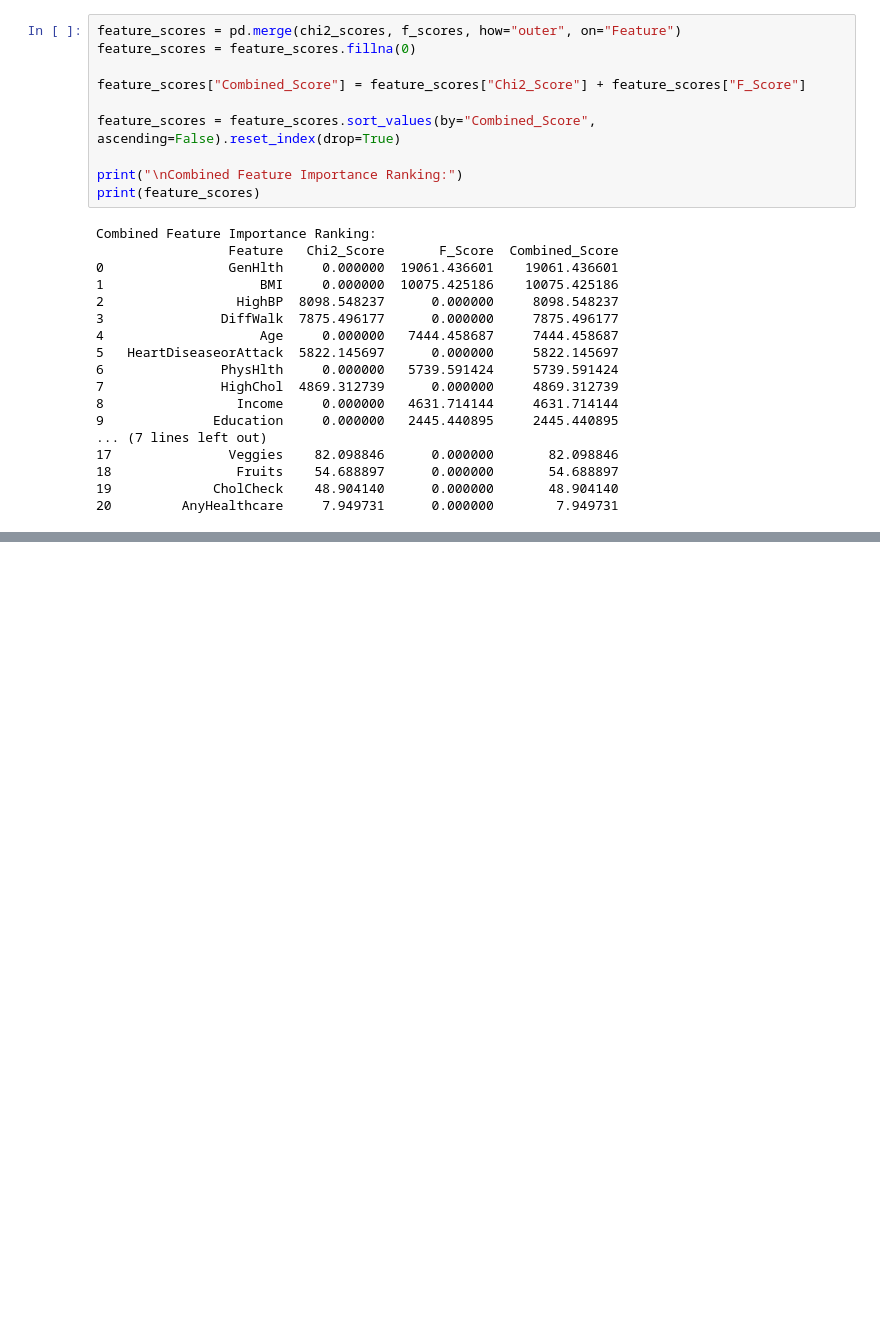
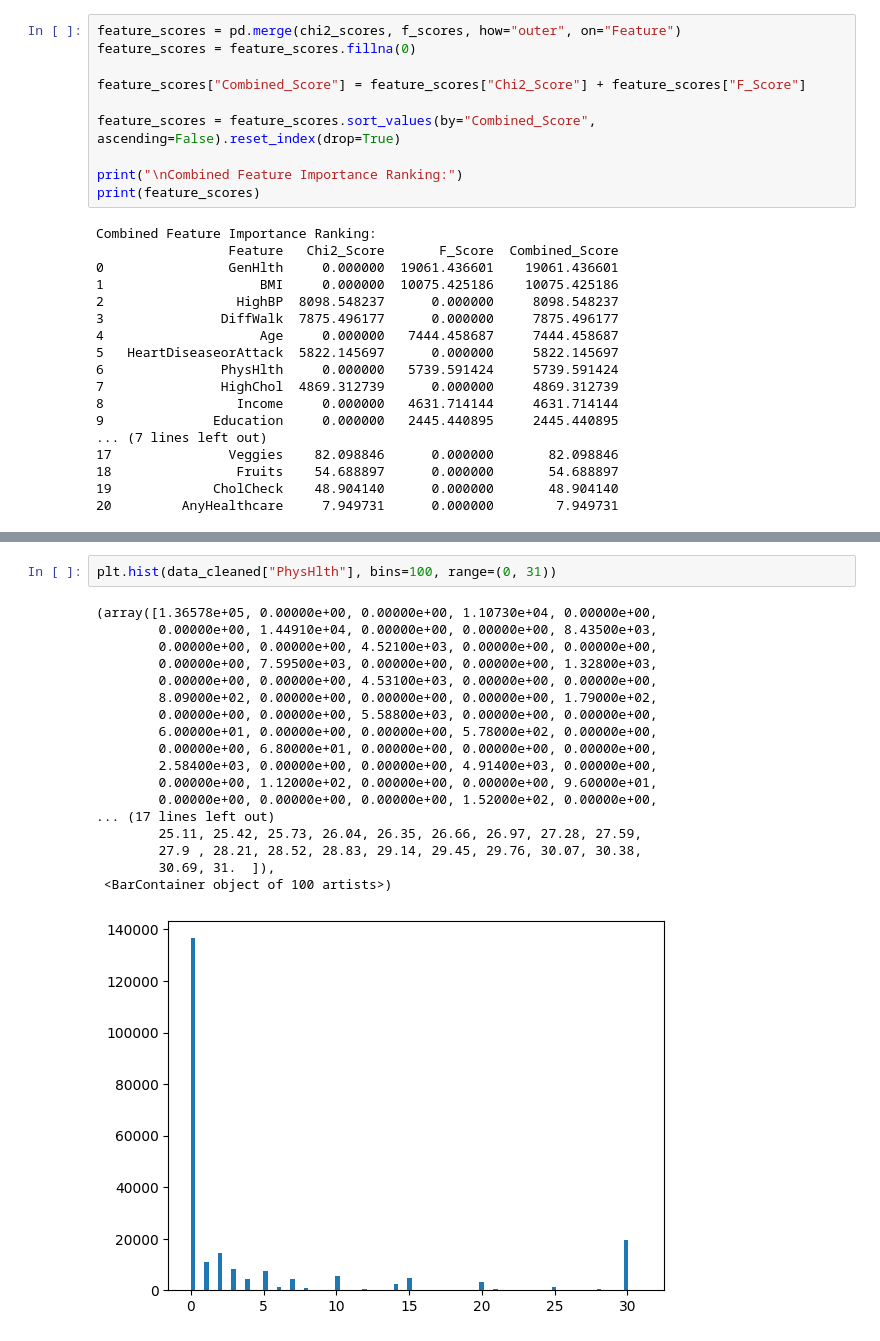
Before and after one commit to fegade99/proyecto_diabetes_david_felipe, a Jupyter notebook: src/explore.ipynb, the cells around one changed output, grey strips where cells are left out. Saved outputs shown, nothing was run; the diff lists cells and outputs as text; blank space fills up the shorter version.

```diff
--- a/src/explore.ipynb
+++ b/src/explore.ipynb
@@ -769,0 +913,21 @@ Combined Feature Importance Ranking:
+# %%
+plt.hist(data_cleaned["PhysHlth"], bins=100, range=(0, 31))
+# %% [output]
+(array([1.36578e+05, 0.00000e+00, 0.00000e+00, 1.10730e+04, 0.00000e+00,
+        0.00000e+00, 1.44910e+04, 0.00000e+00, 0.00000e+00, 8.43500e+03,
+        0.00000e+00, 0.00000e+00, 4.52100e+03, 0.00000e+00, 0.00000e+00,
+        0.00000e+00, 7.59500e+03, 0.00000e+00, 0.00000e+00, 1.32800e+03,
+        0.00000e+00, 0.00000e+00, 4.53100e+03, 0.00000e+00, 0.00000e+00,
+        8.09000e+02, 0.00000e+00, 0.00000e+00, 0.00000e+00, 1.79000e+02,
+        0.00000e+00, 0.00000e+00, 5.58800e+03, 0.00000e+00, 0.00000e+00,
+        6.00000e+01, 0.00000e+00, 0.00000e+00, 5.78000e+02, 0.00000e+00,
+        0.00000e+00, 6.80000e+01, 0.00000e+00, 0.00000e+00, 0.00000e+00,
+        2.58400e+03, 0.00000e+00, 0.00000e+00, 4.91400e+03, 0.00000e+00,
+        0.00000e+00, 1.12000e+02, 0.00000e+00, 0.00000e+00, 9.60000e+01,
+        0.00000e+00, 0.00000e+00, 0.00000e+00, 1.52000e+02, 0.00000e+00,
+... (17 lines left out)
+        25.11, 25.42, 25.73, 26.04, 26.35, 26.66, 26.97, 27.28, 27.59,
+        27.9 , 28.21, 28.52, 28.83, 29.14, 29.45, 29.76, 30.07, 30.38,
+        30.69, 31.  ]),
+ <BarContainer object of 100 artists>)
+[figure, added]
```
Also changed, not shown: parts of 16 cells of this notebook, 1 other file.
